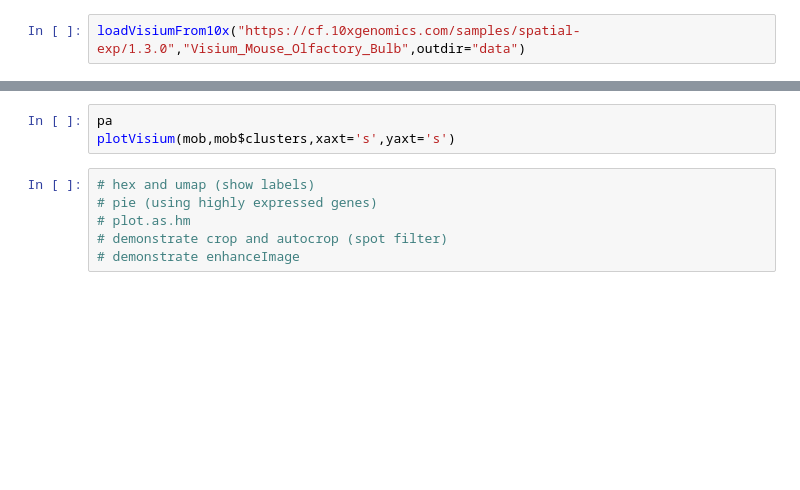
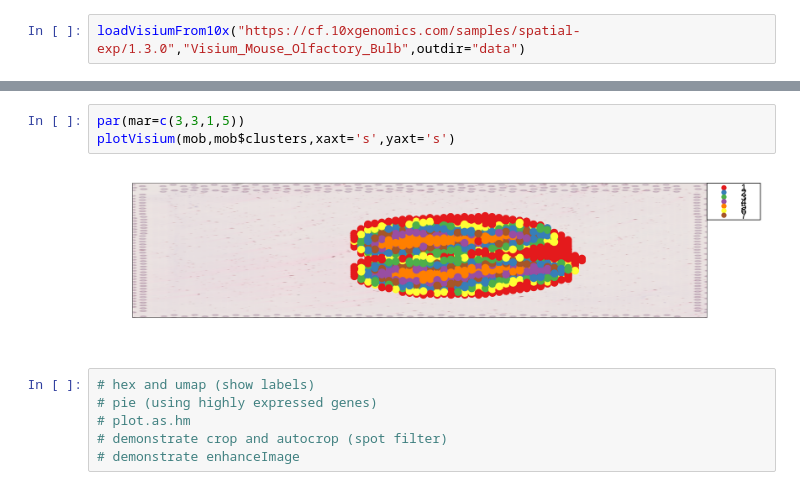
Before and after one commit to cellgeni/visutils, a Jupyter notebook: examples/visium.visualization.ipynb, the cells around one changed output, grey strips where cells are left out. Saved outputs shown, nothing was run; the diff lists cells and outputs as text; blank space fills up the shorter version.

```diff
--- a/examples/visium.visualization.ipynb
+++ b/examples/visium.visualization.ipynb
@@ -41,6 +52,8 @@ plotVisium(mob,mob$clusters)
 # %%
-pa
+par(mar=c(3,3,1,5))
 plotVisium(mob,mob$clusters,xaxt='s',yaxt='s')
+# %% [output]
+[figure, added]
 # %%
 # hex and umap (show labels)
 # pie (using highly expressed genes)
```
Also changed, not shown: parts of 5 cells of this notebook, 1 other file.
